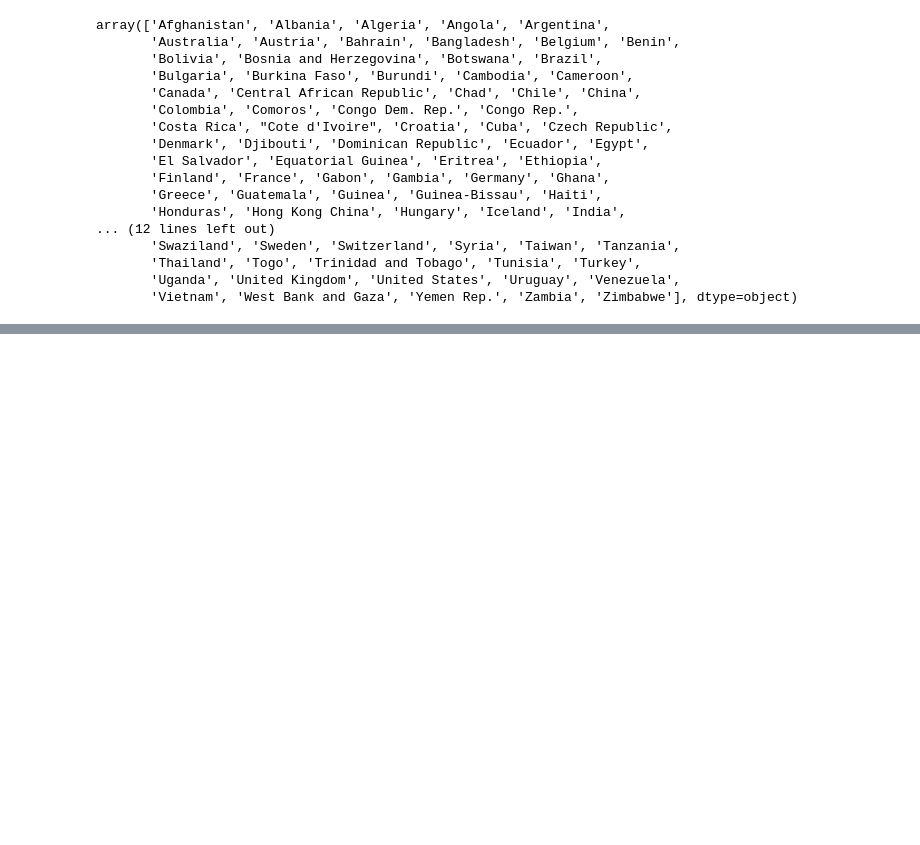
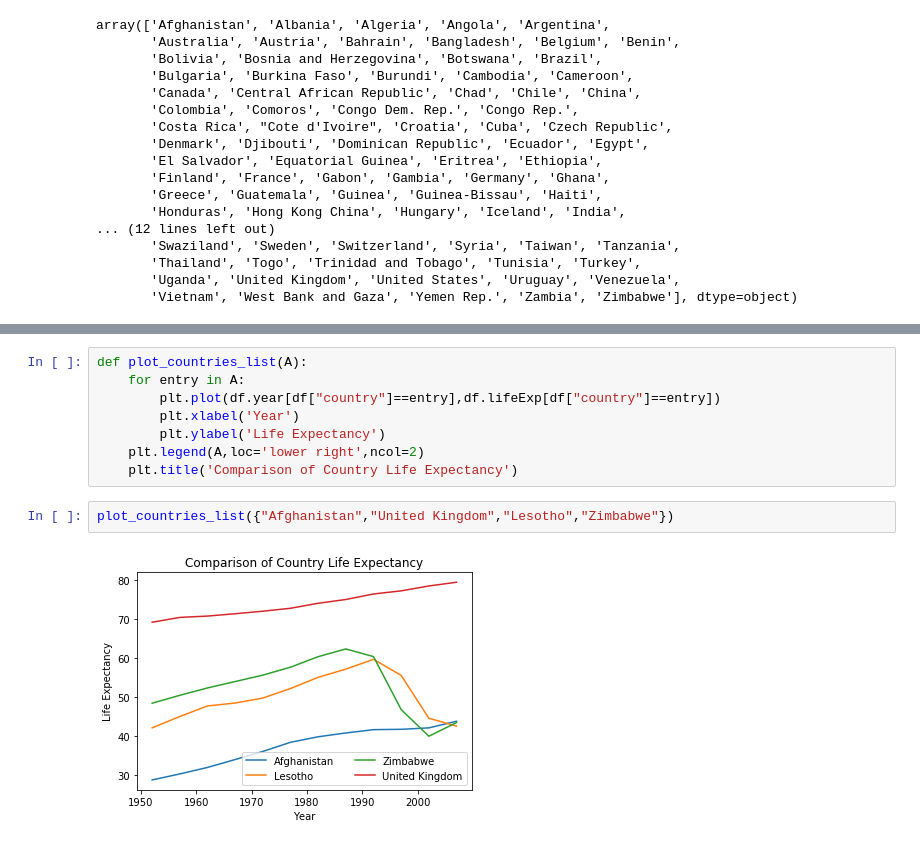
Before and after one commit to alexprescott/capstone_2017, a Jupyter notebook: PlottingLifeExp.ipynb, the cells around one changed output, grey strips where cells are left out. Cells and saved outputs as stored; diff of their text form; blank space fills up the shorter version.

```diff
--- a/PlottingLifeExp.ipynb
+++ b/PlottingLifeExp.ipynb
@@ -84,0 +75,12 @@ plt.plot(df.year[df["country"]=="Finland"],df.lifeExp[df["country"]=="Finland"],
+# %%
+def plot_countries_list(A):
+    for entry in A:
+        plt.plot(df.year[df["country"]==entry],df.lifeExp[df["country"]==entry])
+        plt.xlabel('Year')
+        plt.ylabel('Life Expectancy')
+    plt.legend(A,loc='lower right',ncol=2)
+    plt.title('Comparison of Country Life Expectancy')
+# %%
+plot_countries_list({"Afghanistan","United Kingdom","Lesotho","Zimbabwe"})
+# %% [output]
+[figure, added]
```
Also changed, not shown: parts of 6 cells of this notebook.
